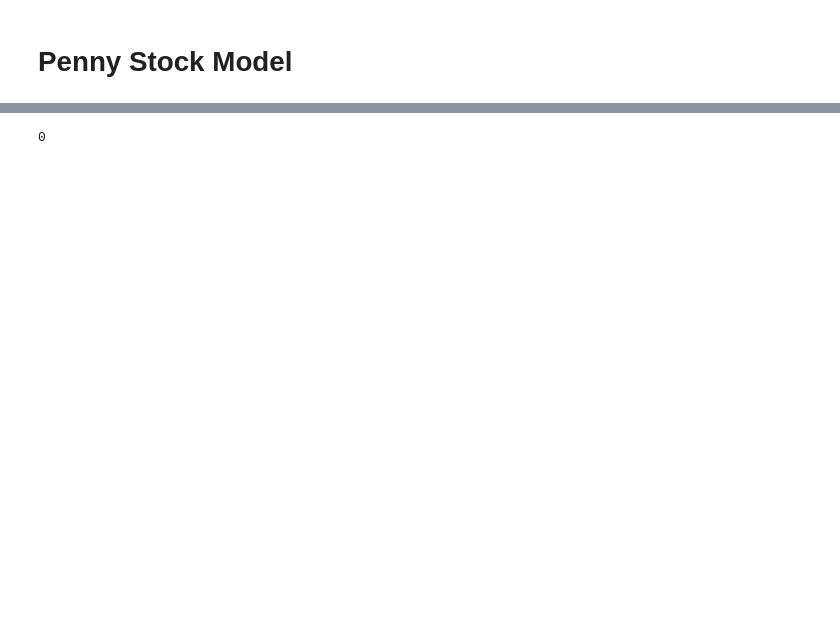
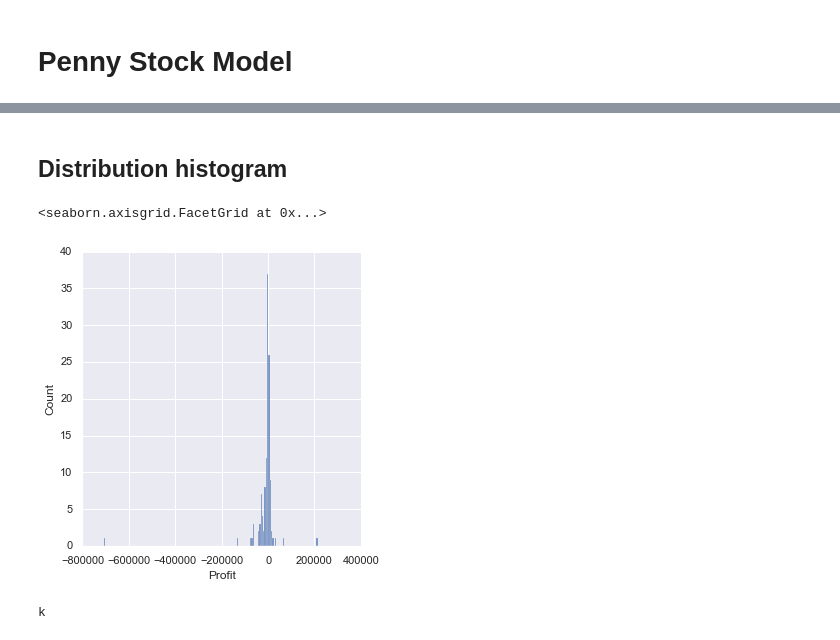
Before and after one commit to volry/Stocks-PF-stategy, a Jupyter notebook: Stocks-PF-strategy.ipynb, the cells around one changed output, grey strips where cells are left out. Drawn from its saved outputs; the diff is of its cells as text; code cells hidden in the pictures; blank space fills up the shorter version.

```diff
--- a/Stocks-PF-strategy.ipynb
+++ b/Stocks-PF-strategy.ipynb
@@ -119,7 +124,7 @@ stock_small_res=[]
 #len(list_stocks)
 
 # here begin to iterate between stocks
-for i in range(50): # потім прописати весь список
+for i in range(len(list_stocks)): # потім прописати весь список
     symbol = list_stocks.index[i] # беремо акцію по індексу
 
     datefromlist = list_stocks.iloc[i]['NotDate']
@@ -214,8 +219,8 @@ for i in range(50): # потім прописати весь список
 
                 else:
 
-                    amount = wdf.at[index,'VolumePoten']
-                    mystock.add(amount, mid_price, index)
+                    size = wdf.at[index,'VolumePoten']
+                    mystock.add(size, mid_price, index)
                     wdf.at[index,'Profit']= (amount*mid_price)*-1
 
             # record MarketValue
@@ -258,17 +263,21 @@ for i in range(50): # потім прописати весь список
 #
 
         status = 0
-        wdf.at[index,'test']=openPosStatus
+        #wdf.at[index,'test']=lastrow[0]
 
-        # if there is open position and its last row
+        # if there is open position and its last row we close all pos
         if lastrow[0]==index:
-            if PriceOpen >0:
-                wdf.at[index,'Profit']=(row['Close']/PriceOpen-1)*RiskPertrade
-                PriceOpen =0
-                TPPrice=0
-                StopPrice=0
-                openPosStatus=False
 
+            mid_price = (row['Close']+row['Open'])/2 # take avg.price for position
+
+            wdf.at[index,'Profit']= mystock.qty*mid_price
+            mystock.clear()
+            openPosStatus=False
+            #wdf.at[index,'test']=lastrow[0]
+
+        # log block
+        mylog=('mid_price', mid_price,'qty=', mystock.qty, 'avg_price', mystock.avg_price)
+        wdf.at[index,'test']=mylog
 
     #тут закінчується блок перебору строк акції і йде на наступну акцію
     # 1. тікер
@@ -279,12 +288,12 @@ for i in range(50): # потім прописати весь список
     # 6.    WinRate
     #7.     AvgHold'
 
-    #tradecount=(wdf['Profit']!=0).sum()
+    #holddays=mystock.date_end_pos
     #ProfitTrades = (wdf['Profit']>0).sum()
     #LossTrades = (wdf['Profit']<0).sum()
     #WinRate = round(ProfitTrades/tradecount,1)
     #AvgHold = round((wdf['OpenPrice']!=0).sum()/tradecount,1)
-    stock_small_res=[symbol,round(wdf['Profit'].sum(),2),tradecount,ProfitTrades,LossTrades]
+    stock_small_res=[symbol,round(wdf['Profit'].sum(),2),ProfitTrades,LossTrades]
 
     data_group=wdf['Profit']
     stock_res.append(stock_small_res)
@@ -319,12 +325,13 @@ for i in range(50): # потім прописати весь список
 # %%
-stock_df = pd.DataFrame(stock_res, columns = ['Stock','Profit','TradeCount','ProfitTrades','LossTrades'])
+stock_df = pd.DataFrame(stock_res, columns = ['Stock','Profit','ProfitTrades','LossTrades'])
+stock_df = stock_df.loc[stock_df['Profit']!=0]
+stock_df.loc['Total'] = stock_df.sum(numeric_only=True) # add Total substring
+
+
 df_day = pd.DataFrame(df_data )
 df_day.index.name ="Date"
-
 df_day = df_day.loc[df_day['Profit']!=0] # remove 0 values
 df_day = df_day.groupby([df_day.index.date]).sum() # групуємо по даті
-
-
 df_day.sort_index()
 
 
@@ -335,9 +342,18 @@ with pd.ExcelWriter("outputFiles/output.xlsx") as writer:
     df_output.to_excel(writer, sheet_name="full_B")
     df_day.to_excel(writer, sheet_name="by date")
     stock_df.to_excel(writer, sheet_name="statByStock")
-# %%
-mystock.date_end_pos
-# %% [output]
-0
 # %%
 #testDF = yf.download("AEI", "2022-10-01", "2022-12-10",back_adjust=True)
+# %% [markdown]
+## Distribution histogram
+# %%
+
+sns.displot(stock_df,x='Profit')
+# %% [output]
+<seaborn.axisgrid.FacetGrid at 0x...>
+[figure, added]
+# %%
+if lastrow[0]==index:
+    print('k')
+# %% [output]
+k
```
Also changed, not shown: parts of 4 cells of this notebook.
